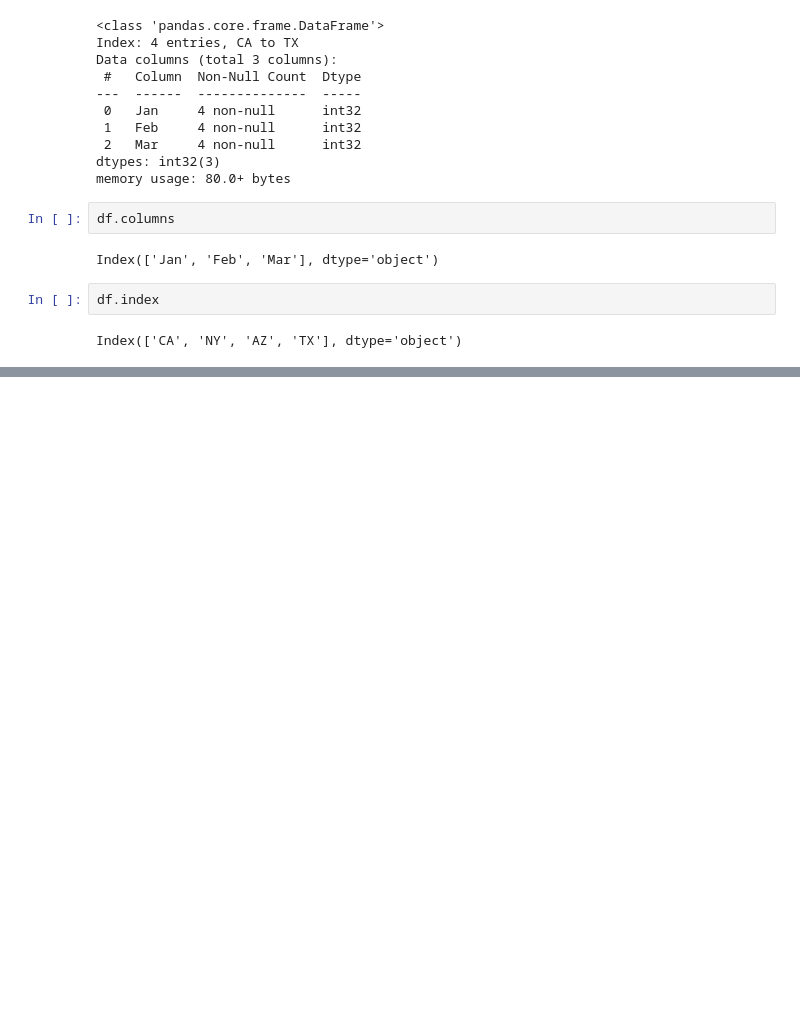
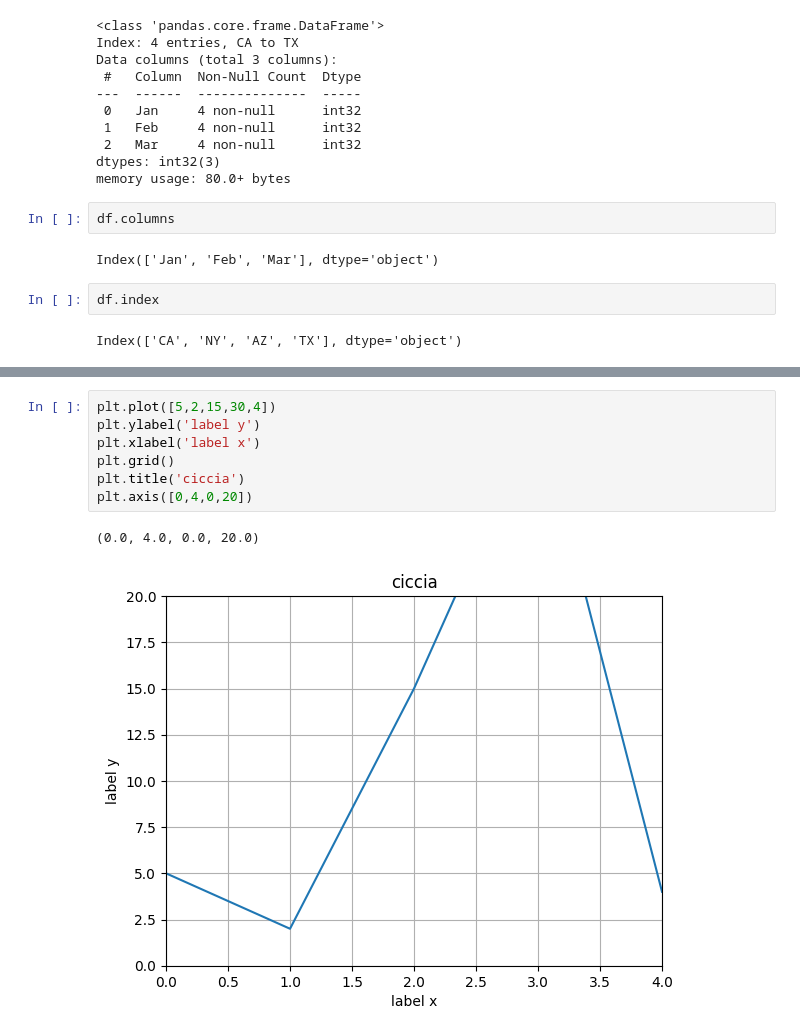
Before and after one commit to pietrolo94/primarepo, a Jupyter notebook: img/test.ipynb, the cells around one changed output, grey strips where cells are left out. Cells and saved outputs as stored; diff of their text form; blank space fills up the shorter version.

```diff
--- a/img/test.ipynb
+++ b/img/test.ipynb
@@ -118,0 +135,10 @@ Index(['CA', 'NY', 'AZ', 'TX'], dtype='object')
+# %%
+plt.plot([5,2,15,30,4])
+plt.ylabel('label y')
+plt.xlabel('label x')
+plt.grid()
+plt.title('ciccia')
+plt.axis([0,4,0,20])
+# %% [output]
+(0.0, 4.0, 0.0, 20.0)
+[figure, added]
```
Also changed, not shown: parts of 7 cells of this notebook.
